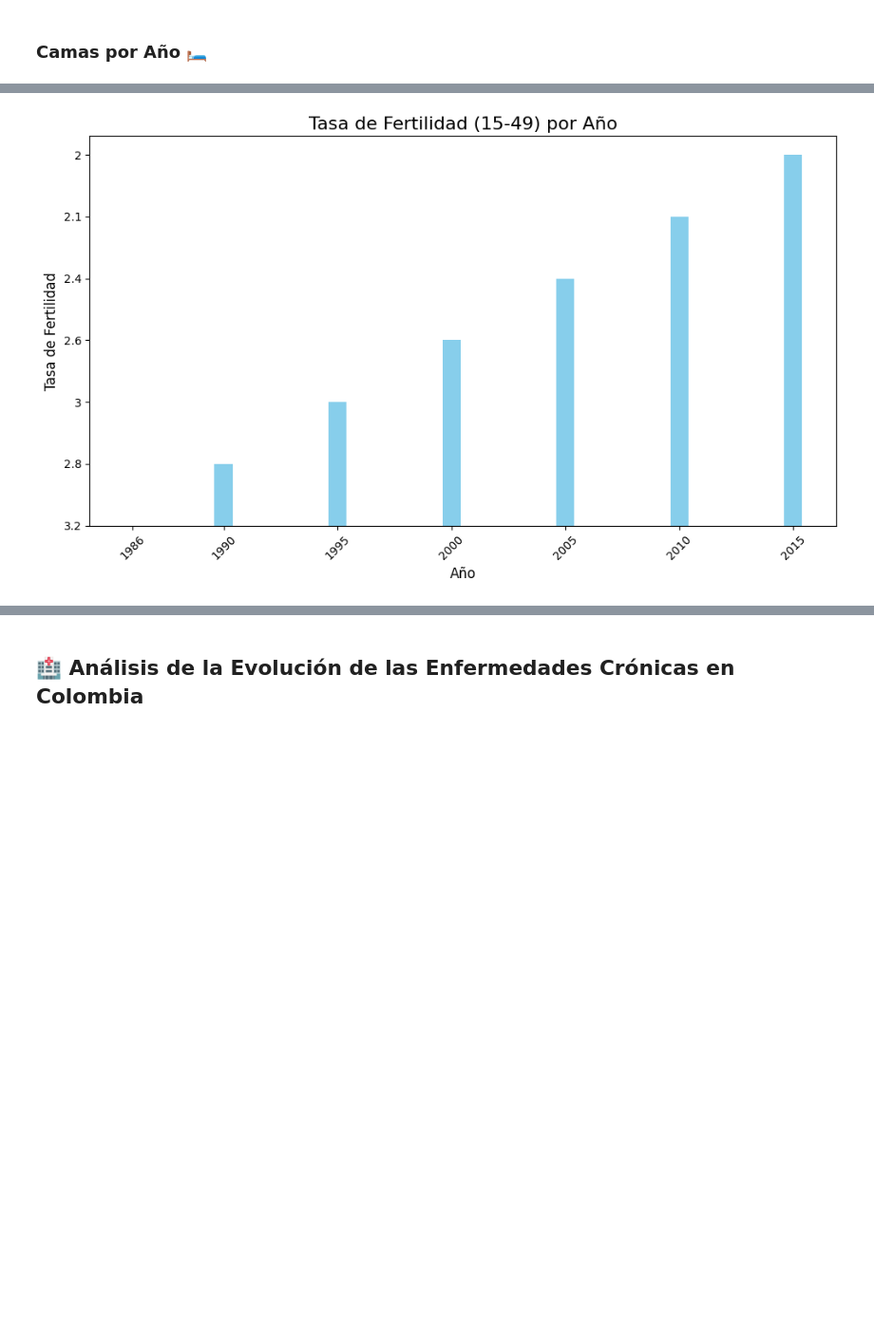
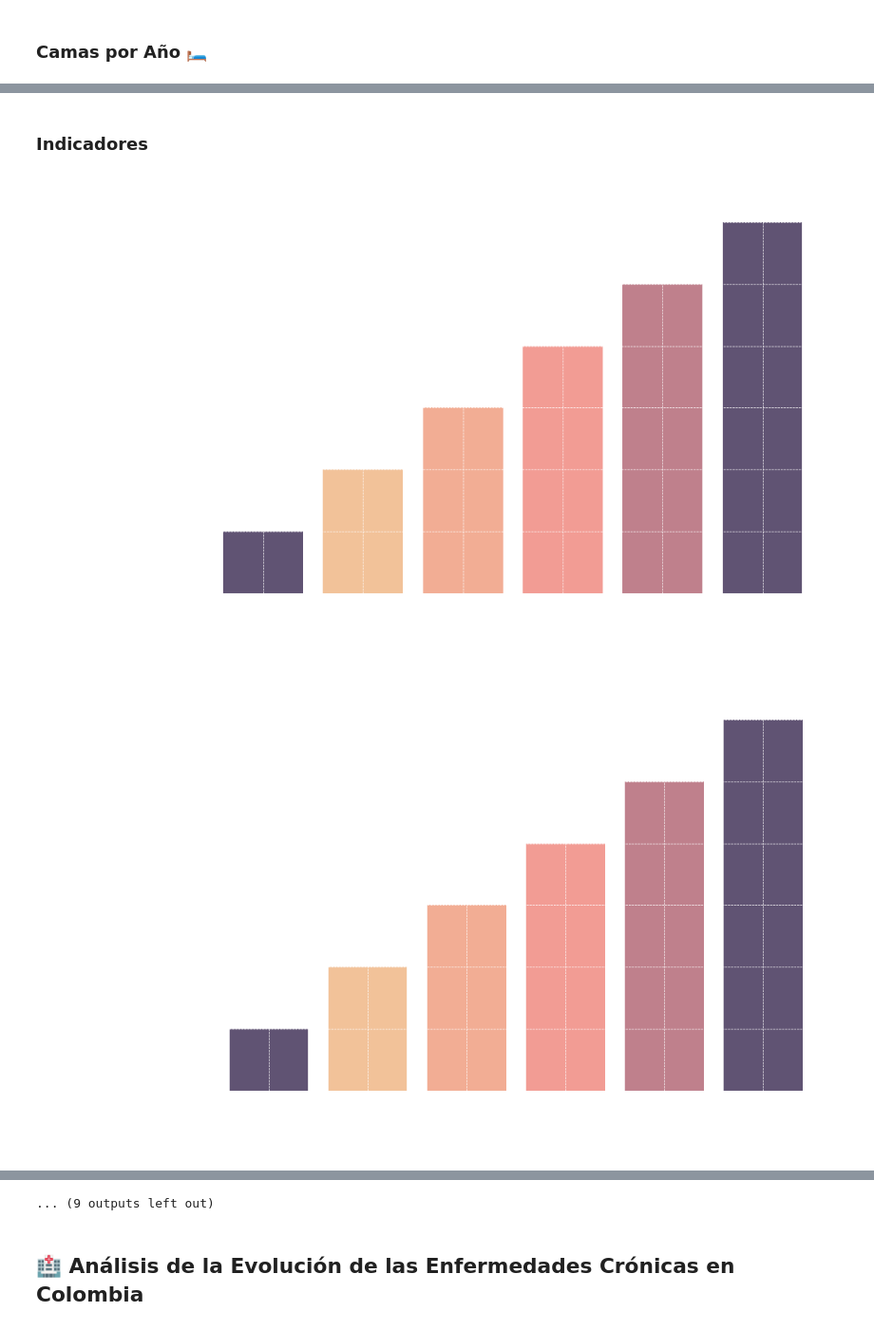
Before and after one commit to irisdev06/Salud-en-Colombia, a Jupyter notebook: main.ipynb, the cells around one changed output, grey strips where cells are left out. Shown at 95% size. Cells and saved outputs as stored; diff of their text form; code cells hidden in the pictures; blank space fills up the shorter version.

```diff
--- a/main.ipynb
+++ b/main.ipynb
@@ -42,18 +54,36 @@ plt.show()
-# %%
-fertilidad = DHS[DHS["Indicator"] == "Total fertility rate 15-49"]
-fertilidad_anio = fertilidad.groupby("SurveyYear")["Value"].apply(list).reset_index()
-fertilidad_anio["SurveyYear"] = pd.to_numeric(fertilidad_anio["SurveyYear"], errors='coerce')
-fertilidad_anio.head()
-fertilidad_anio["Value"] = fertilidad_anio["Value"].apply(lambda x: x[0] if isinstance(x, list) else x)
-fertilidad_anio.head()
-
-plt.figure(figsize=(10,6))
-plt.bar(fertilidad_anio["SurveyYear"], fertilidad_anio["Value"], color='skyblue')
-plt.title("Tasa de Fertilidad (15-49) por Año", fontsize=16)
-plt.xlabel("Año", fontsize=12)
-plt.ylabel("Tasa de Fertilidad", fontsize=12)
-plt.xticks(fertilidad_anio["SurveyYear"], rotation=45)
-plt.tight_layout()
-plt.show()
-# %% [output]
-[figure, removed]
+# %% [markdown]
+### Indicadores
+# %%
+indicadores = DHS["Indicator"].unique()
+graficos = []
+
+for indicador in indicadores:
+    indicadoresfilt = DHS[DHS['Indicator'] == indicador]
+
+    plt.figure(figsize=(10,6))
+    plt.bar(indicadoresfilt['SurveyYear'], indicadoresfilt['Value'], color=colores)
+
+    plt.gca().set_facecolor('none')
+    plt.gca().spines['top'].set_color('white')
+    plt.gca().spines['right'].set_color('white')
+    plt.gca().spines['left'].set_color('white')
+    plt.gca().spines['bottom'].set_color('white')
+    plt.gcf().patch.set_facecolor('none')
+    plt.gca().tick_params(axis='x', colors='white')
+    plt.gca().tick_params(axis='y', colors='white')
+    plt.gca().grid(True, color='white' , linestyle='--', linewidth=0.5)
+
+    plt.title(f'{indicador} por Año', fontsize=16, color='white')
+    plt.xlabel('Año', fontsize=12, color='white')
+    plt.ylabel(indicador, fontsize=12, color='white')
+
+    plt.xticks(indicadoresfilt['SurveyYear'], rotation=45)
+    plt.tight_layout()
+
+    graficos.append(plt.gcf())
+
+for grafico in graficos:
+    grafico.show()
+# %% [output]
+[figure, added]
+[figure, added]
@@ -60,2 +100,3 @@ plt.show()
+... (9 outputs left out)
 # %% [markdown]
 ## 🏥 Análisis de la Evolución de las Enfermedades Crónicas en Colombia
```
Also changed, not shown: parts of 6 cells of this notebook, 2 other files.
